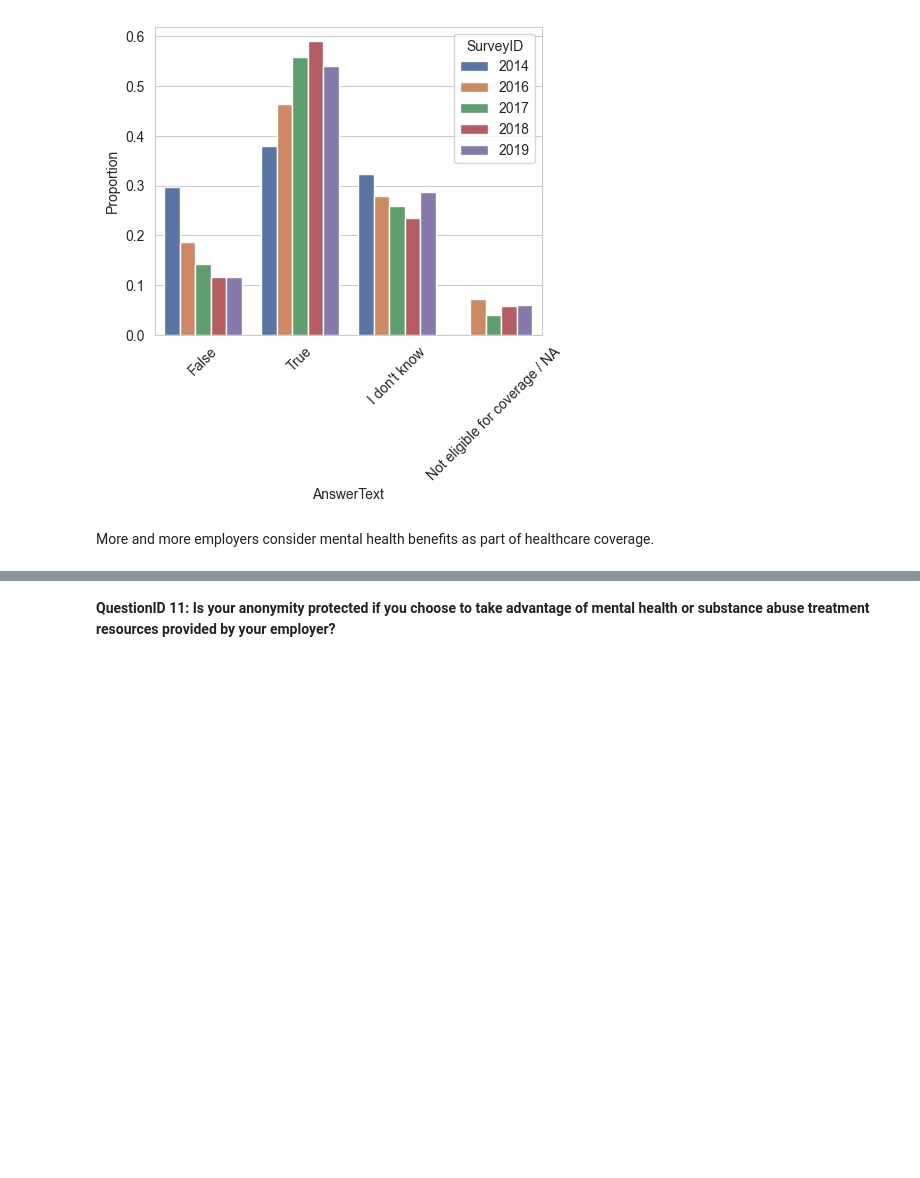
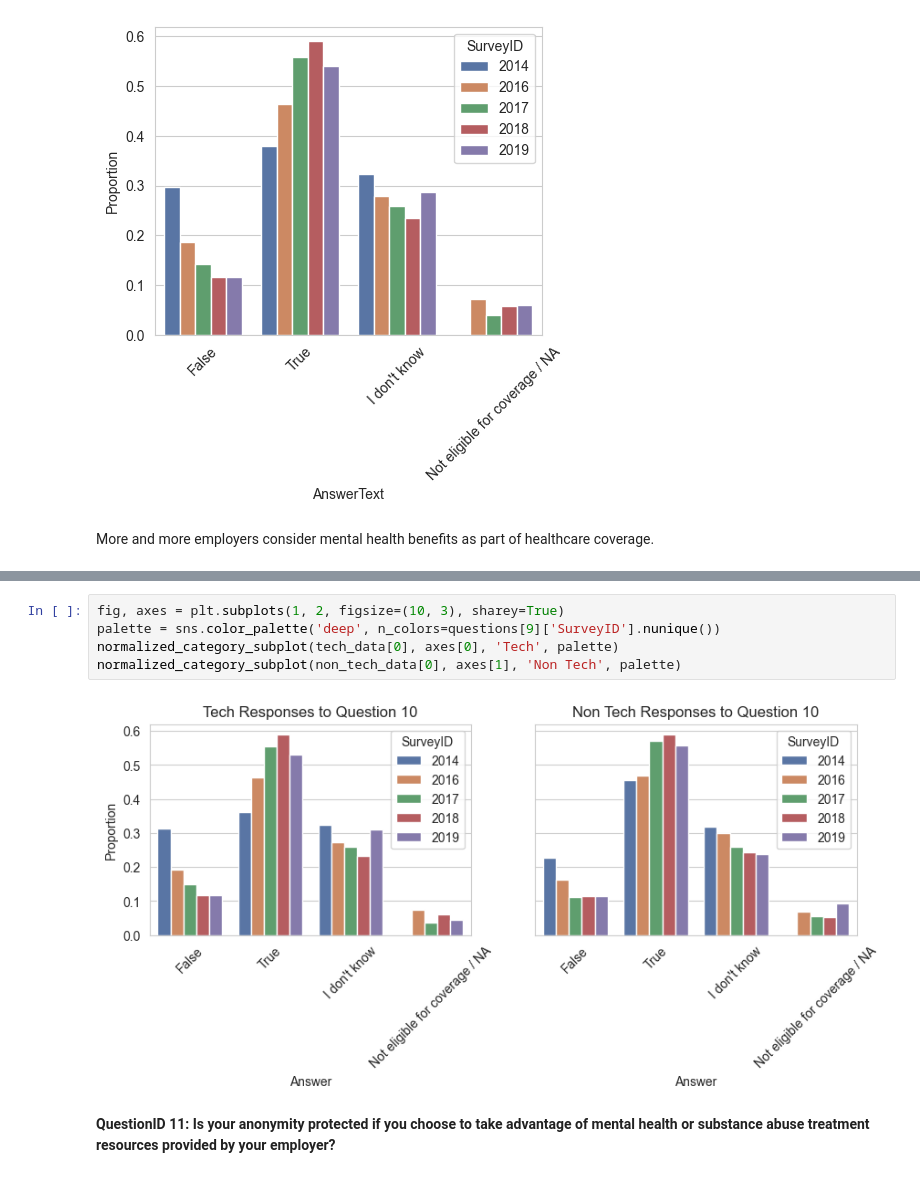
Before and after one commit to CelineChiLamNg/tech_mental_health, a Jupyter notebook: mental_health_tech.ipynb, the cells around one changed output, grey strips where cells are left out. Drawn from its saved outputs; the diff is of its cells as text; blank space fills up the shorter version.

```diff
--- a/mental_health_tech.ipynb
+++ b/mental_health_tech.ipynb
@@ -1192,3 +1248,10 @@ healthcare coverage.
+# %%
+fig, axes = plt.subplots(1, 2, figsize=(10, 3), sharey=True)
+palette = sns.color_palette('deep', n_colors=questions[9]['SurveyID'].nunique())
+normalized_category_subplot(tech_data[0], axes[0], 'Tech', palette)
+normalized_category_subplot(non_tech_data[0], axes[1], 'Non Tech', palette)
+# %% [output]
+[figure, added]
 # %% [markdown]
 **QuestionID 11: Is your anonymity protected if you choose to take advantage
  of mental health or substance abuse treatment resources provided by your
```
Also changed, not shown: parts of 17 cells of this notebook, 1 other file.
